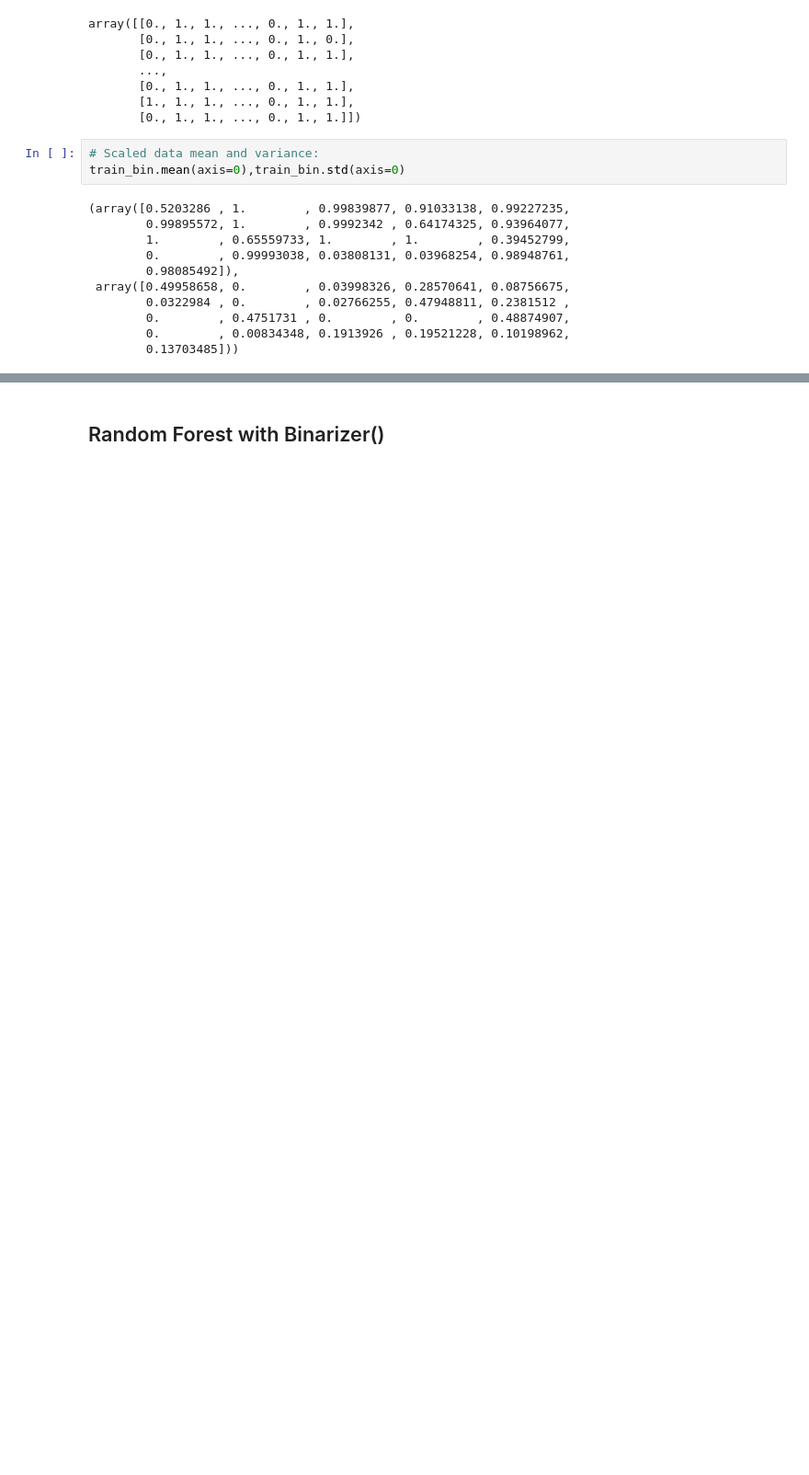
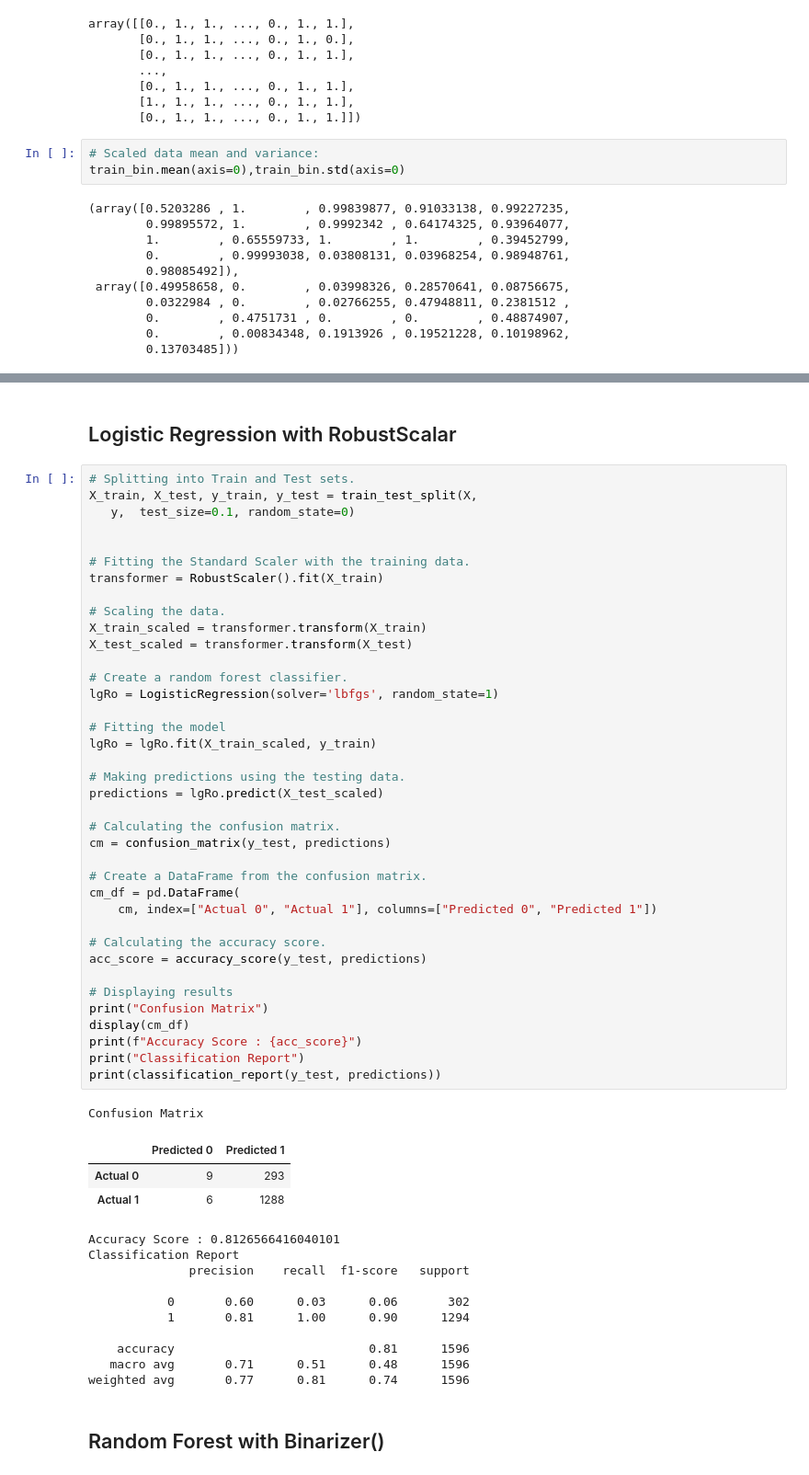
Before and after one commit to AValenti12/Capstone-Project, a Jupyter notebook: docs/Data Analysis and Model Selection.ipynb, the cells around one changed output, grey strips where cells are left out. Shown: that part at 92% size. Cells and saved outputs as stored; diff of their text form; blank space fills up the shorter version.

```diff
--- a/docs/Data Analysis and Model Selection.ipynb
+++ b/docs/Data Analysis and Model Selection.ipynb
@@ -278,2 +164,57 @@ from sklearn.metrics import confusion_matrix, accuracy_score, classification_rep
+# %% [markdown]
+## Logistic Regression with RobustScalar
+# %%
+# Splitting into Train and Test sets.
+X_train, X_test, y_train, y_test = train_test_split(X,
+   y,  test_size=0.1, random_state=0)
+
+
+# Fitting the Standard Scaler with the training data.
+transformer = RobustScaler().fit(X_train)
+
+# Scaling the data.
+X_train_scaled = transformer.transform(X_train)
+X_test_scaled = transformer.transform(X_test)
+
+# Create a random forest classifier.
+lgRo = LogisticRegression(solver='lbfgs', random_state=1)
+
+# Fitting the model
+lgRo = lgRo.fit(X_train_scaled, y_train)
+
+# Making predictions using the testing data.
+predictions = lgRo.predict(X_test_scaled)
+
+# Calculating the confusion matrix.
+cm = confusion_matrix(y_test, predictions)
+
+# Create a DataFrame from the confusion matrix.
+cm_df = pd.DataFrame(
+    cm, index=["Actual 0", "Actual 1"], columns=["Predicted 0", "Predicted 1"])
+
+# Calculating the accuracy score.
+acc_score = accuracy_score(y_test, predictions)
+
+# Displaying results
+print("Confusion Matrix")
+display(cm_df)
+print(f"Accuracy Score : {acc_score}")
+print("Classification Report")
+print(classification_report(y_test, predictions))
+# %% [output]
+Confusion Matrix
+|  | Predicted 0 | Predicted 1 |
+| Actual 0 | 9 | 293 |
+| Actual 1 | 6 | 1288 |
+Accuracy Score : 0.8126566416040101
+Classification Report
+              precision    recall  f1-score   support
+
+           0       0.60      0.03      0.06       302
+           1       0.81      1.00      0.90      1294
+
+    accuracy                           0.81      1596
+   macro avg       0.71      0.51      0.48      1596
+weighted avg       0.77      0.81      0.74      1596
 # %% [markdown]
 ## Random Forest with Binarizer()
```
Also changed, not shown: parts of 63 cells of this notebook.
